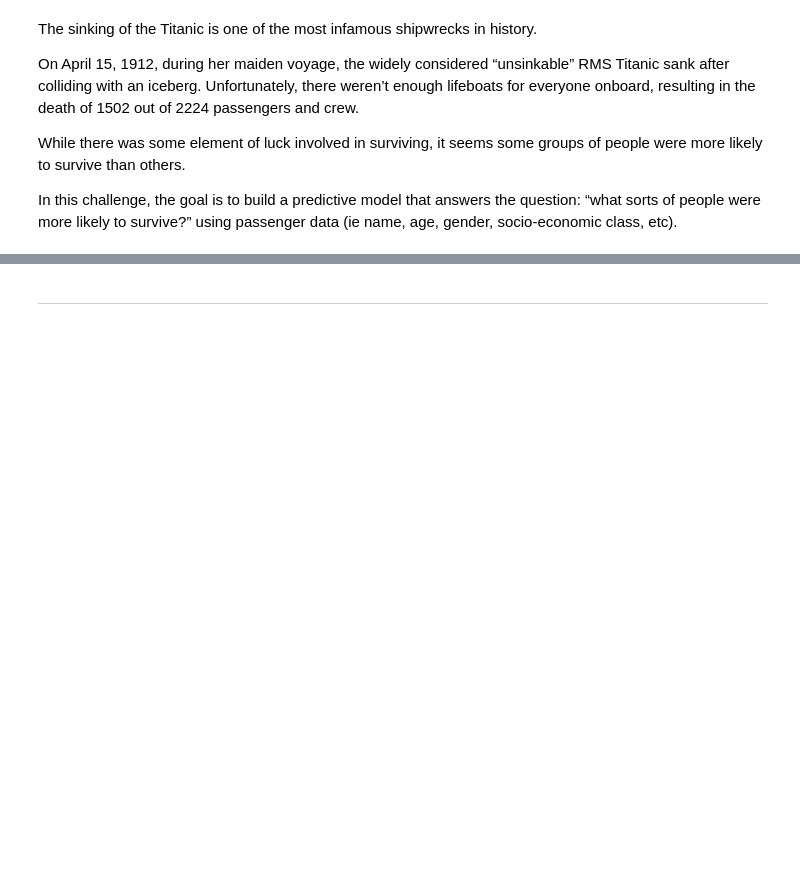
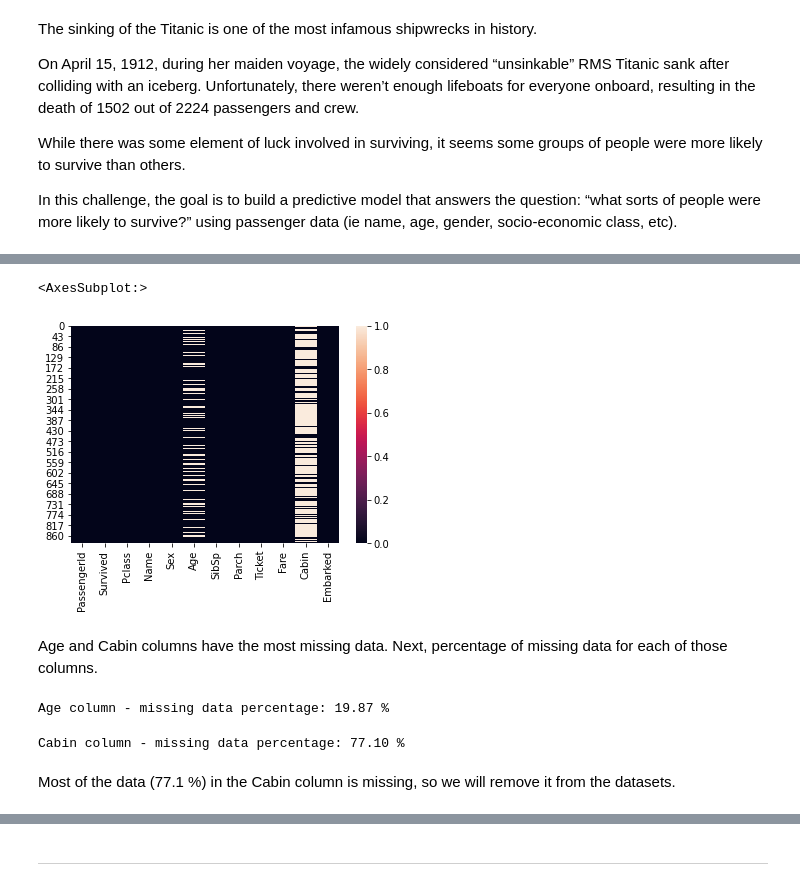
Before and after one commit to anastazijaverovic/Kaggle_Titanic_Predictions, a Jupyter notebook: titanic-predictions-notebook.ipynb, the cells around one changed output, grey strips where cells are left out. Cells and saved outputs as stored; diff of their text form; code cells hidden in the pictures; blank space fills up the shorter version.

Commit message:
More structured and detailed EDA, got correlation matrix (lower triangle) and removed highly correlating variable. Next: Feature importance

```diff
--- a/titanic-predictions-notebook.ipynb
+++ b/titanic-predictions-notebook.ipynb
@@ -75,0 +143,7 @@ print(training_set.isnull().sum())
+# %%
+sn.heatmap(training_set.isnull())
+# %% [output]
+<AxesSubplot:>
+[figure, added]
+# %% [markdown]
+Age and Cabin columns have the most missing data. Next, percentage of missing data for each of those columns.
@@ -75,0 +154,10 @@ print(training_set.isnull().sum())
+# %%
+missing_data_percentage("Age")
+# %% [output]
+Age column - missing data percentage: 19.87 %
+# %%
+missing_data_percentage("Cabin")
+# %% [output]
+Cabin column - missing data percentage: 77.10 %
+# %% [markdown]
+Most of the data (77.1 %) in the Cabin column is missing, so we will remove it from the datasets.
```
Also changed, not shown: parts of 76 cells of this notebook.
